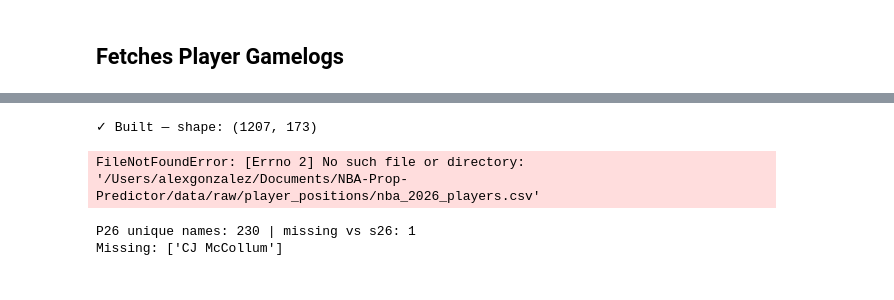
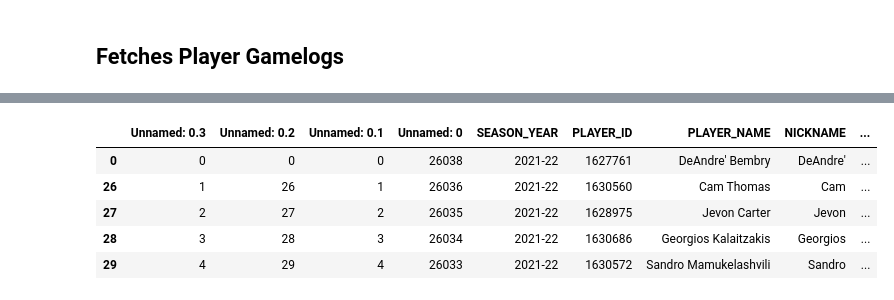
Before and after one commit to spon7ge/NBA-Prop-Predictor, a Jupyter notebook: notebooks/fetch_data.ipynb, the cells around one changed output, grey strips where cells are left out. Cells and saved outputs as stored; diff of their text form; code cells hidden in the pictures.

```diff
--- a/notebooks/fetch_data.ipynb
+++ b/notebooks/fetch_data.ipynb
@@ -41,58 +28,0 @@ Fetching data for 2025-26 Playoffs...
-# %%
-df = logs.build().get_df()
-pos = pd.read_csv('/Users/alexgonzalez/Documents/NBA-Prop-Predictor/data/raw/player_positions/nba_2026_players.csv').rename(
-    columns={'name_s26': 'PLAYER_NAME', 'pos': 'POS', 'age': 'AGE'}
-)
-starting_positions = pd.read_csv('tracking_checkpoint.csv')
-df = df.merge(pos, on='PLAYER_NAME', how='left')
-df['IS_PLAYOFF'] = 1
-df.head()
-# %% [output]
-✓ Built — shape: (1207, 173)
-FileNotFoundError: [Errno 2] No such file or directory: '/Users/alexgonzalez/Documents/NBA-Prop-Predictor/data/raw/player_positions/nba_2026_players.csv'
-# %%
-_s26_path = '/Users/alexgonzalez/Documents/NBA-Prop-Predictor/data/raw/season_stats/S26.csv'
-_s26 = pd.read_csv(_s26_path)
-
-import re
-import unicodedata
-
-_suffix_re = re.compile(r"\b(jr|sr|ii|iii|iv|v)\b\.?$", re.I)
-
-def _norm_player_name(name: str) -> str:
-    name = unicodedata.normalize('NFKD', str(name))
-    name = ''.join(ch for ch in name if not unicodedata.combining(ch))
-    name = name.replace("'", "")
-    name = re.sub(r"[^A-Za-z0-9 ]+", " ", name)
-    name = re.sub(r"\s+", " ", name).strip().lower()
-    name = _suffix_re.sub('', name).strip()
-    return re.sub(r"\s+", " ", name).strip()
-
-_s26_name_map = {}
-for _n in _s26['PLAYER_NAME'].dropna().astype(str).unique():
-    _s26_name_map.setdefault(_norm_player_name(_n), set()).add(_n)
-
-if 'PLAYER_NAME' in df.columns:
-    df = df.copy()
-    df['PLAYER_NAME'] = [
-        sorted(_s26_name_map.get(_norm_player_name(n), {str(n)}))[0]
-        for n in df['PLAYER_NAME'].astype(str)
-    ]
-df['STARTING'] = df['START_POSITION'].notna().astype(int)
-df['PTS_PER_MIN'] = df['PTS'] / df['MIN'].replace(0,np.nan)
-df['AST_PER_MIN'] = df['AST'] / df['MIN'].replace(0,np.nan)
-df['REB_PER_MIN'] = df['REB'] / df['MIN'].replace(0,np.nan)
-df['IS_HOME'] = df['MATCHUP'].str.contains('vs', na=False).astype(int)
-le = LabelEncoder()
-df['POSITION_ENCODED'] = le.fit_transform(df['POS'])
-df.to_csv('/Users/alexgonzalez/Documents/NBA-Prop-Predictor/data/raw/playoff_stats/P26.csv', index=False)
-
-# quick sanity check
-if 'PLAYER_NAME' in df.columns:
-    missing = sorted(set(df['PLAYER_NAME'].astype(str)) - set(_s26['PLAYER_NAME'].astype(str)))
-    print(f"P26 unique names: {df['PLAYER_NAME'].nunique()} | missing vs s26: {len(missing)}")
-    if missing:
-        print('Missing:', missing[:50])
-# %% [output]
-P26 unique names: 230 | missing vs s26: 1
-Missing: ['CJ McCollum']
@@ -247,0 +29,12 @@ print("\nDone!")
+# %%
+s22 = pd.read_csv(project_root / 'data/raw/season_stats/S22.csv').sort_values(by='GAME_DATE')
+p22 = pd.read_csv(project_root / 'data/raw/playoff_stats/P22.csv').sort_values(by='GAME_DATE')
+s22 = pd.concat([s22, p22])
+s22.head(5)
+# %% [output]
+|  | Unnamed: 0.3 | Unnamed: 0.2 | Unnamed: 0.1 | Unnamed: 0 | SEASON_YEAR | PLAYER_ID | PLAYER_NAME | NICKNAME | ... |
+| 0 | 0 | 0 | 0 | 26038 | 2021-22 | 1627761 | DeAndre' Bembry | DeAndre' | ... |
+| 26 | 1 | 26 | 1 | 26036 | 2021-22 | 1630560 | Cam Thomas | Cam | ... |
+| 27 | 2 | 27 | 2 | 26035 | 2021-22 | 1628975 | Jevon Carter | Jevon | ... |
+| 28 | 3 | 28 | 3 | 26034 | 2021-22 | 1630686 | Georgios Kalaitzakis | Georgios | ... |
+| 29 | 4 | 29 | 4 | 26033 | 2021-22 | 1630572 | Sandro Mamukelashvili | Sandro | ... |
```
Also changed, not shown: parts of 7 cells of this notebook, 1 other file.
